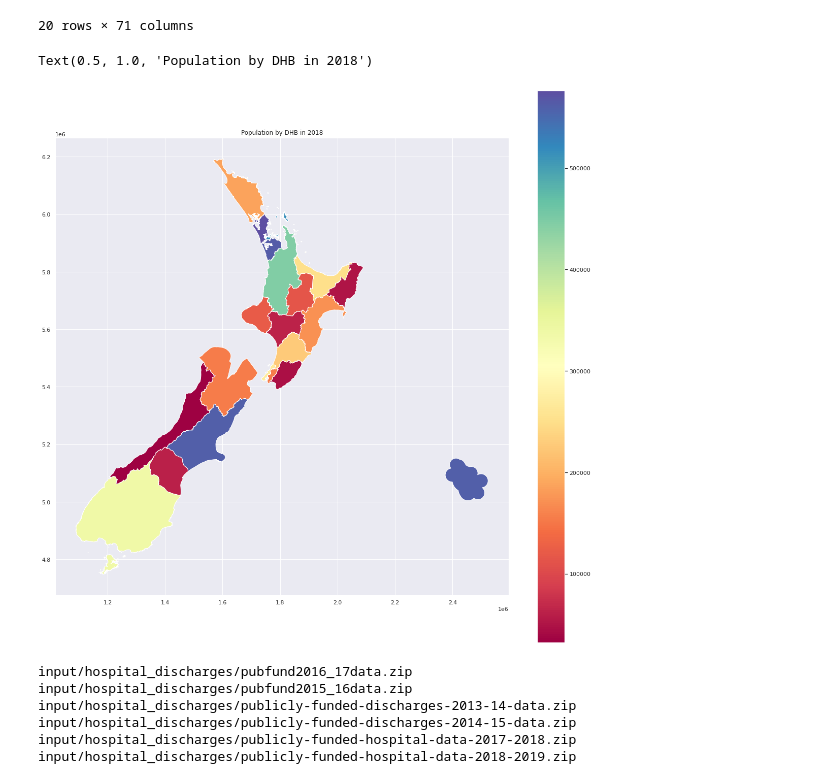
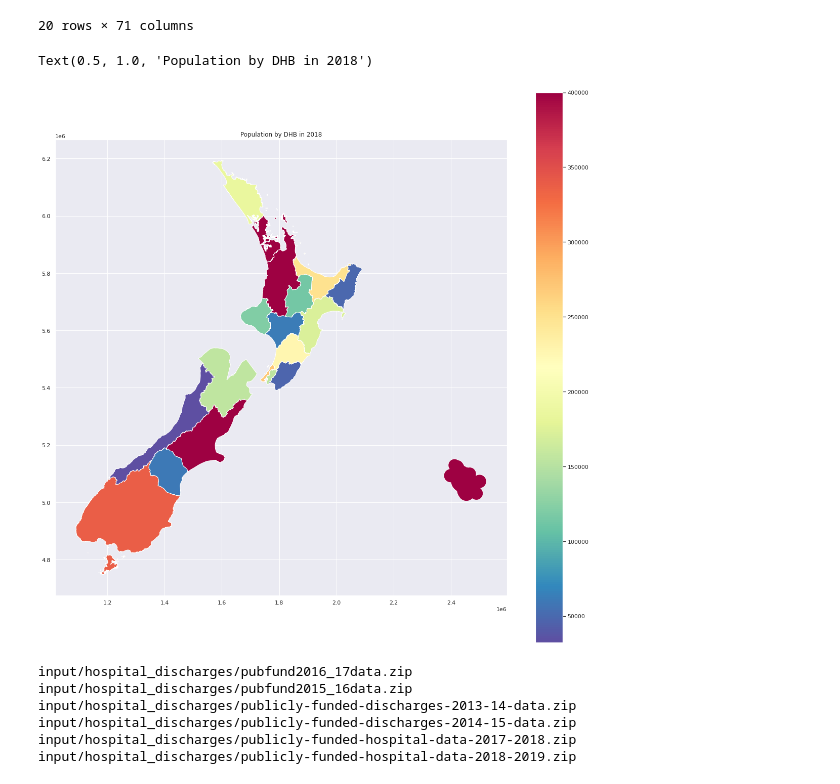
Before and after one commit to UoA-eResearch/hospitals_nz, a Jupyter notebook: train.ipynb, the cells around one changed output. Drawn from its saved outputs; the diff is of its cells as text; code cells hidden in the pictures.

```diff
--- a/train.ipynb
+++ b/train.ipynb
@@ -320,11 +322,11 @@ DHB
 | 19 | 22 | Southern | 2.725169e+06 | MULTIPOLYGON (((1184140.367 47481... | Waitaki District,Central Otago Di... | 61350.0 | 112950.0 | ... |
 20 rows × 71 columns
 # %%
-ax = DHB.plot(column="pop_2018_total", legend=True, cmap="Spectral")
+ax = DHB.plot(column="pop_2018_total", legend=True, cmap="Spectral_r", vmax=4e5)
 ax.set_title("Population by DHB in 2018")
 # %% [output]
 Text(0.5, 1.0, 'Population by DHB in 2018')
-[figure, old version]
+[figure, new version]
 # %%
 # Interpolate population data between 2014-2018, so we have matching population data for each year of hospital discharge data
 for c in ["0-14", "15-39", "40-64", "65+", "total", "median age"]:
```
Also changed, not shown: parts of 19 cells of this notebook, 1 other file.
